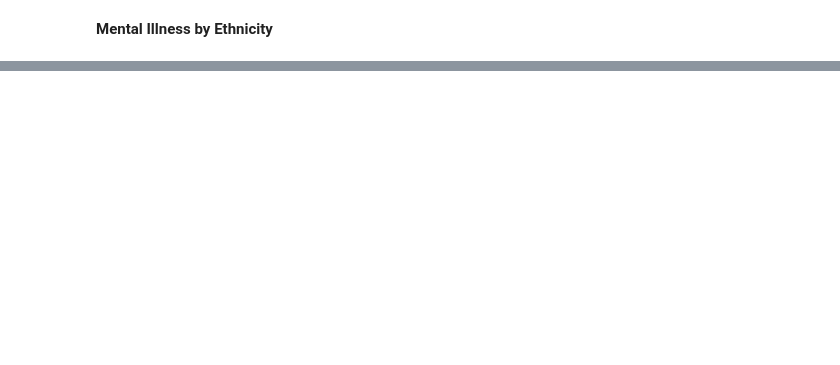
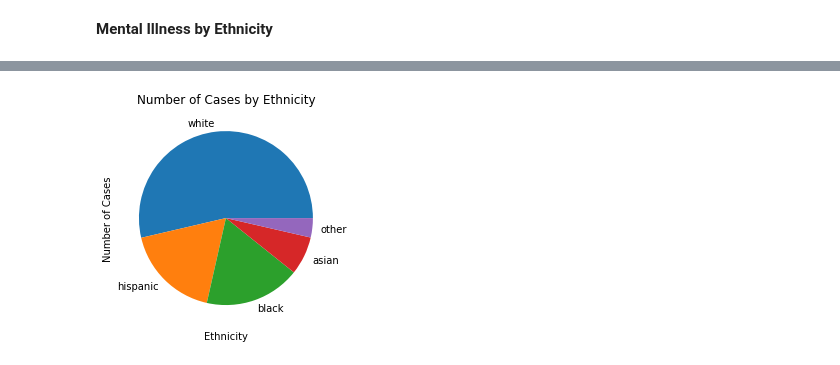
Before and after one commit to ngentry9/NG-GA2020-Project, a Jupyter notebook: report.ipynb, the cells around one changed output, grey strips where cells are left out. Drawn from its saved outputs; the diff is of its cells as text; code cells hidden in the pictures; blank space fills up the shorter version.

```diff
--- a/report.ipynb
+++ b/report.ipynb
@@ -85,8 +207,10 @@ mh['ethnicity'].value_counts().head(3)
 # %%
-mh['ethnicity'].value_counts().plot(kind='bar')
+mh['ethnicity'].value_counts().plot(kind='pie')
 plt.ylabel('Number of Cases')
 plt.xlabel('Ethnicity')
 plt.title('Number of Cases by Ethnicity');
+# %% [output]
+[figure, added]
 # %%
 mh_by_ethnicity = mh.groupby(['ethnicity','illness']) \
                 .count()
```
Also changed, not shown: parts of 49 cells of this notebook, 2 other files.
